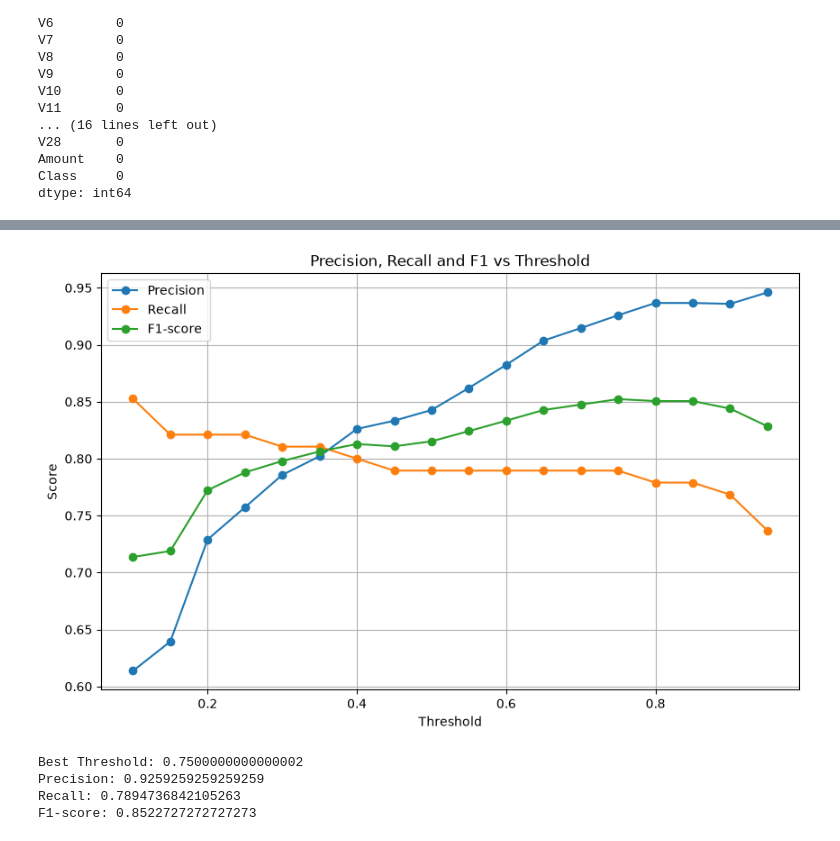
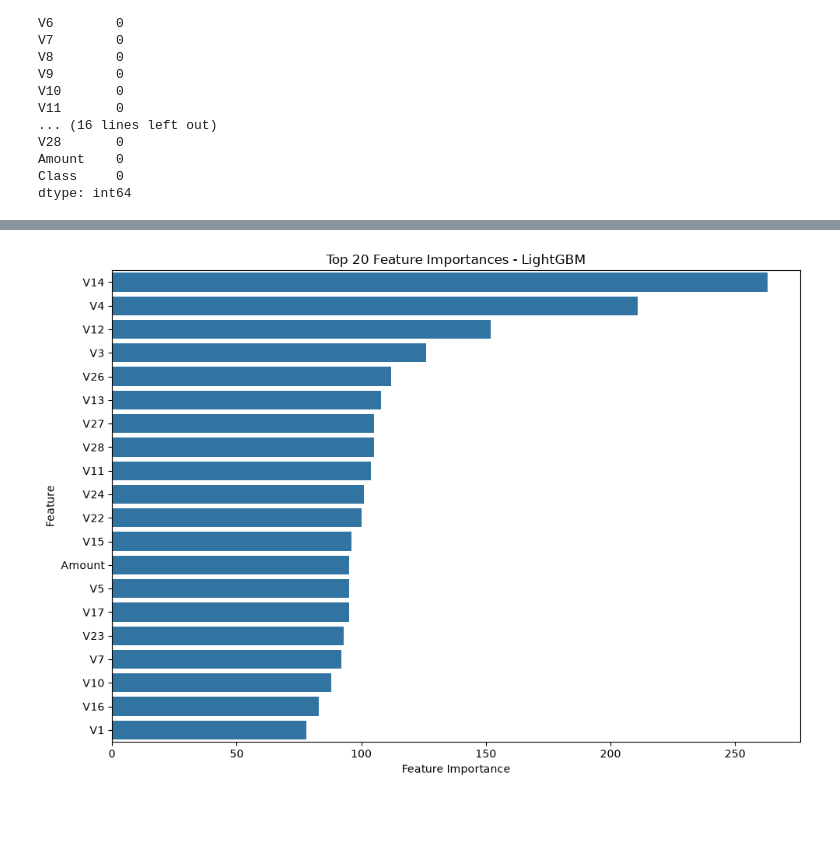
Before and after one commit to melikaroozbeh/Credit-Card-Fraud, a Jupyter notebook: Credit Card Fraud Detection.ipynb, the cells around one changed output, grey strips where cells are left out. Drawn from its saved outputs; the diff is of its cells as text; code cells hidden in the pictures; blank space fills up the shorter version.

```diff
--- a/Credit Card Fraud Detection.ipynb
+++ b/Credit Card Fraud Detection.ipynb
@@ -274,4 +296,10 @@ Index(['Time', 'V1', 'V2', 'V3', 'V4', 'V5', 'V6', 'V7', 'V8', 'V9', 'V10',
 # %%
-print(ds['Time'].describe())
-print(ds['Time'].head(20))
-print(ds['Time'].nunique())
+# Split the dataset into training and temporary sets.
+# The temporary set will later be divided into validation and test sets.
+X_train, X_temp, y_train, y_temp = train_test_split(
+    X,
+    y,
+    test_size=0.30,
+    random_state=42,
+    stratify=y
+)
@@ -453,44 +530,19 @@ PR-AUC: 0.8065371089403591
 # %%
-thresholds = np.arange(0.1, 1.0, 0.05)
+# Plot the top 20 most important features.
+top_features = feature_importance.head(20)
 
-precision = []
-recall = []
-f1 = []
-results = []
+plt.figure(figsize=(10, 7))
 
+sns.barplot(
+    data=top_features,
+    x="Importance",
+    y="Feature"
+)
 
-for threshold in thresholds:
-    pred = (y_prob >= threshold).astype(int)
-
-    precision.append(precision_score(y_test, pred))
-    recall.append(recall_score(y_test, pred))
-    f1.append(f1_score(y_test, pred))
-
-    results.append((threshold, precision[-1], recall[-1], f1[-1]))
-
-plt.figure(figsize=(10, 6))
-
-plt.plot(thresholds, precision, marker='o', label='Precision')
-plt.plot(thresholds, recall, marker='o', label='Recall')
-plt.plot(thresholds, f1, marker='o', label='F1-score')
-
-plt.xlabel('Threshold')
-plt.ylabel('Score')
-plt.title('Precision, Recall and F1 vs Threshold')
-plt.legend()
-plt.grid(True)
+plt.xlabel("Feature Importance")
+plt.ylabel("Feature")
+plt.title("Top 20 Feature Importances - LightGBM")
+plt.tight_layout()
 plt.show()
-
-
-best = max(results, key=lambda x: x[3])
-
-print("Best Threshold:", best[0])
-print("Precision:", best[1])
-print("Recall:", best[2])
-print("F1-score:", best[3])
 # %% [output]
-[figure, old version]
+[figure, new version]
-Best Threshold: 0.7500000000000002
-Precision: 0.9259259259259259
-Recall: 0.7894736842105263
-F1-score: 0.8522727272727273
```
Also changed, not shown: parts of 70 cells of this notebook.
